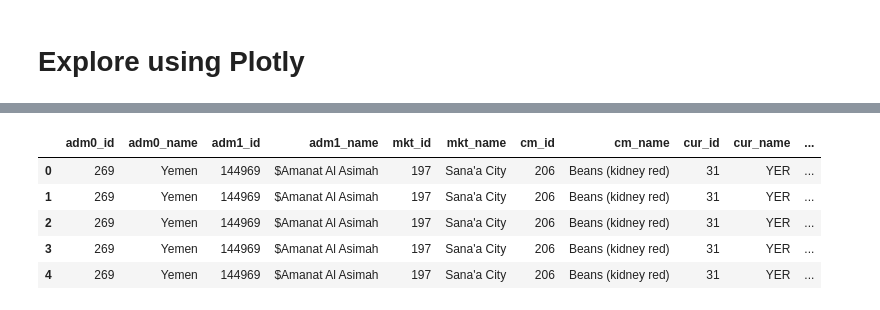
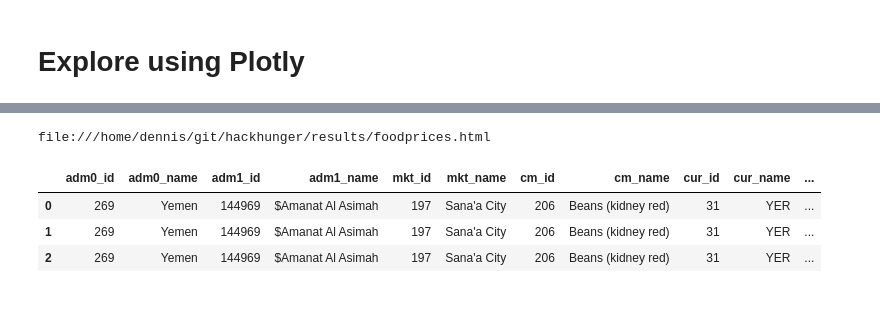
Before and after one commit to dljvandenberg/hackhunger, a Jupyter notebook: code/complete_analysis.ipynb, the cells around one changed output, grey strips where cells are left out. Saved outputs shown, nothing was run; the diff lists cells and outputs as text; code cells hidden in the pictures.

```diff
--- a/code/complete_analysis.ipynb
+++ b/code/complete_analysis.ipynb
@@ -189,0 +216,6 @@ plotly.offline.init_notebook_mode() # run at the start of every notebook
+# %%
+file_output = dir_results + "foodprices.html"
+plot_file = plot(plotdata , filename = file_output,  auto_open=False)
+print(plot_file)
+# %% [output]
+file:///home/dennis/git/hackhunger/results/foodprices.html
@@ -190,9 +225,7 @@ plotly.offline.init_notebook_mode() # run at the start of every notebook
 # %%
-df_foodprices_wfp.head()
+df_foodprices_wfp.head(3)
 # %% [output]
 |  | adm0_id | adm0_name | adm1_id | adm1_name | mkt_id | mkt_name | cm_id | cm_name | cur_id | cur_name | ... |
 | 0 | 269 | Yemen | 144969 | $Amanat Al Asimah | 197 | Sana'a City | 206 | Beans (kidney red) | 31 | YER | ... |
 | 1 | 269 | Yemen | 144969 | $Amanat Al Asimah | 197 | Sana'a City | 206 | Beans (kidney red) | 31 | YER | ... |
 | 2 | 269 | Yemen | 144969 | $Amanat Al Asimah | 197 | Sana'a City | 206 | Beans (kidney red) | 31 | YER | ... |
-| 3 | 269 | Yemen | 144969 | $Amanat Al Asimah | 197 | Sana'a City | 206 | Beans (kidney red) | 31 | YER | ... |
-| 4 | 269 | Yemen | 144969 | $Amanat Al Asimah | 197 | Sana'a City | 206 | Beans (kidney red) | 31 | YER | ... |
```
Also changed, not shown: parts of 9 cells of this notebook.
